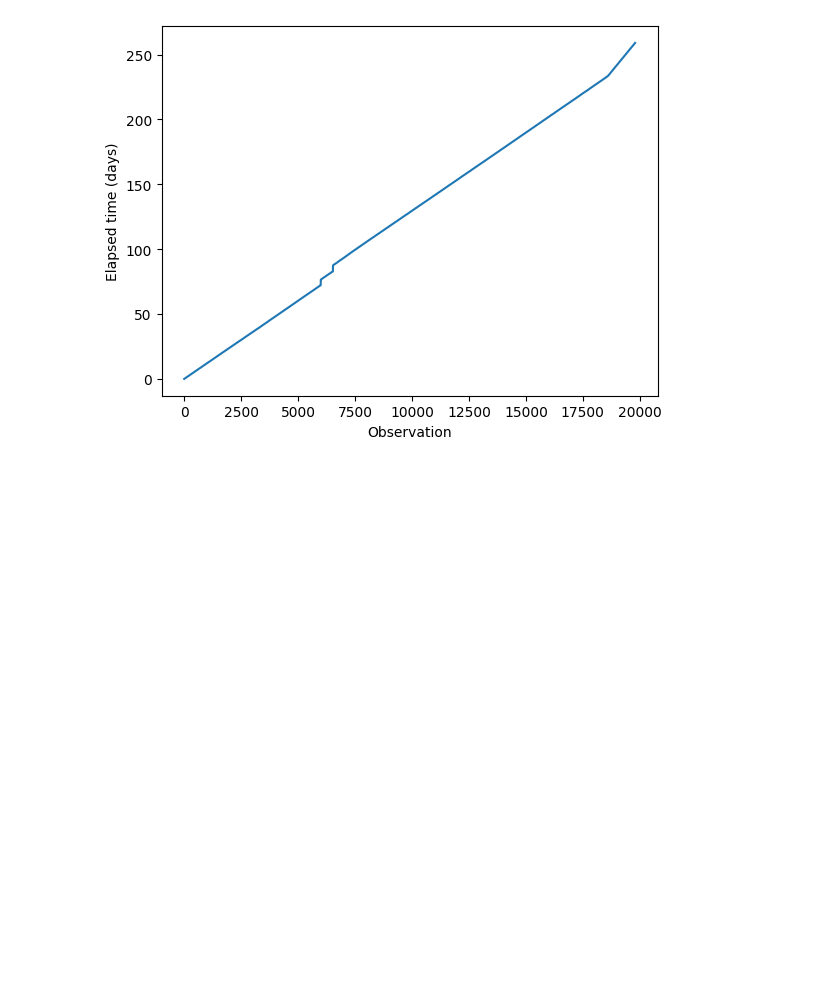
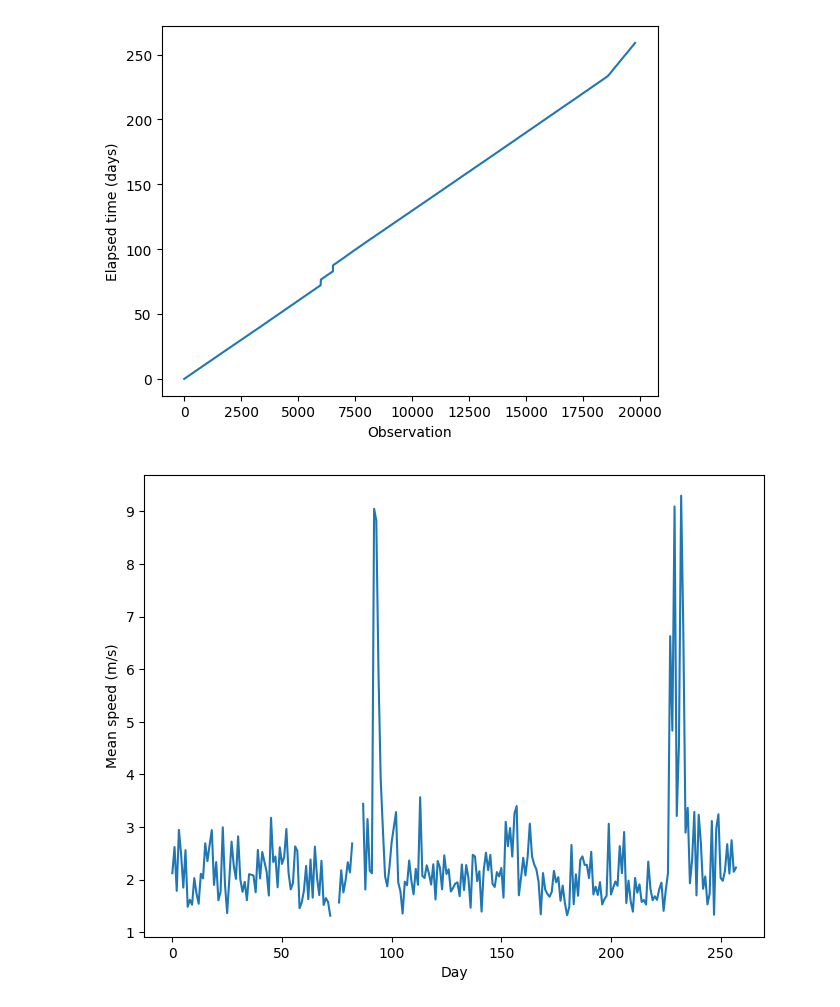
Before and after one commit to GiancarloNicolof/Using-Python-for-Research, a Jupyter notebook: Case Study 05/exercises.ipynb, the cells around one changed output. Cells and saved outputs as stored; diff of their text form; code cells hidden in the pictures; blank space fills up the shorter version.

```diff
--- a/Case Study 05/exercises.ipynb
+++ b/Case Study 05/exercises.ipynb
@@ -60,11 +60,31 @@ for k in range(len(bird_data)):
 # %%
 bird_data["timestamp"] = pd.Series(timestamps, index=bird_data.index)
 # %%
-times = bird_data.timestamp[bird_data.bird_name == "Eric"]
+data = bird_data[bird_data.bird_name == "Eric"]
+times = data.timestamp
 elapsed_time = [time - times[0] for time in times]
+elapsed_days = np.array(elapsed_time) / datetime.timedelta(days=1)
 # %%
 plt.plot(np.array(elapsed_time)/datetime.timedelta(days=1))
 plt.xlabel("Observation")
 plt.ylabel("Elapsed time (days)");
 # %% [output]
 [figure]
+# %%
+next_day = 1
+inds = []
+daily_mean_speed = []
+for (i, t) in enumerate(elapsed_days):
+    if t < next_day:
+        inds.append(i)
+    else:
+        daily_mean_speed.append(np.mean(data.speed_2d[inds]))
+        next_day +=1
+        inds = []
+# %%
+plt.figure(figsize=(8,6))
+plt.plot(daily_mean_speed)
+plt.xlabel("Day")
+plt.ylabel("Mean speed (m/s)");
+# %% [output]
+[figure, added]
```
